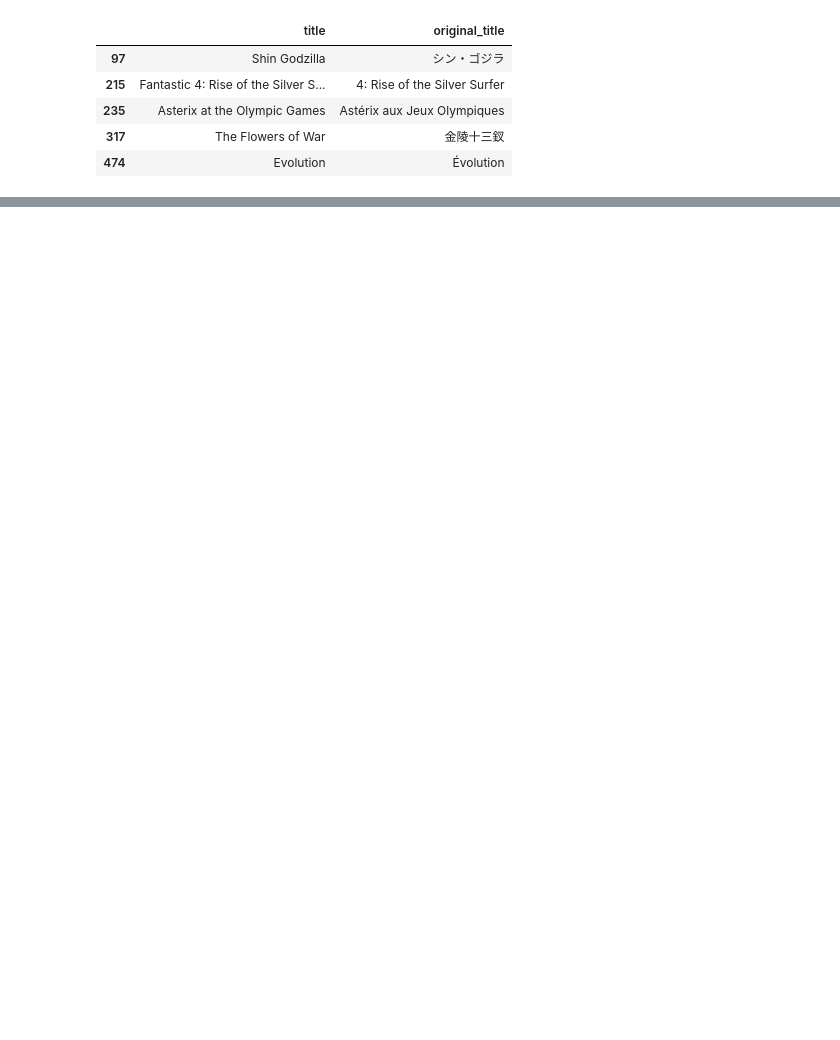
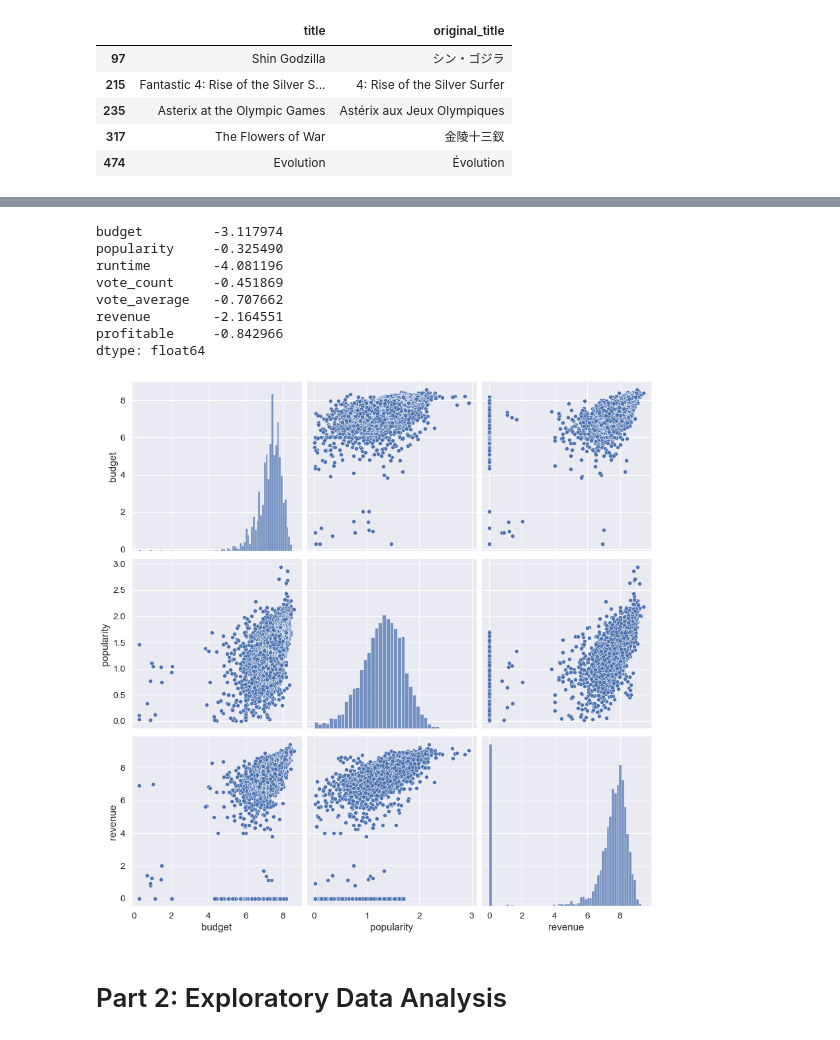
Before and after one commit to coxjack/Final-Project_Movie-Database, a Jupyter notebook: Analysis of Movie Revenue -- The Movie Database.ipynb, the cells around one changed output, grey strips where cells are left out. Saved outputs shown, nothing was run; the diff lists cells and outputs as text; code cells hidden in the pictures; blank space fills up the shorter version.

```diff
--- a/Analysis of Movie Revenue -- The Movie Database.ipynb
+++ b/Analysis of Movie Revenue -- The Movie Database.ipynb
@@ -127,0 +206,18 @@ dtype: int64
+# %%
+# Eliminating skewness for each Variable
+for variable in ['budget', 'popularity', 'runtime', 'vote_count', 'revenue']:
+    df[variable] = df[variable].apply(lambda x: np.log10(1+x))
+# %%
+sns.pairplot(data=df[plotting_variables], height=4)
+
+print(df[outcomes].skew())
+# %% [output]
+budget         -3.117974
+popularity     -0.325490
+runtime        -4.081196
+vote_count     -0.451869
+vote_average   -0.707662
+revenue        -2.164551
+profitable     -0.842966
+dtype: float64
+[figure, added]
@@ -127,0 +227,2 @@ dtype: int64
+# %% [markdown]
+# Part 2: Exploratory Data Analysis
```
Also changed, not shown: parts of 30 cells of this notebook, 4 other files.
